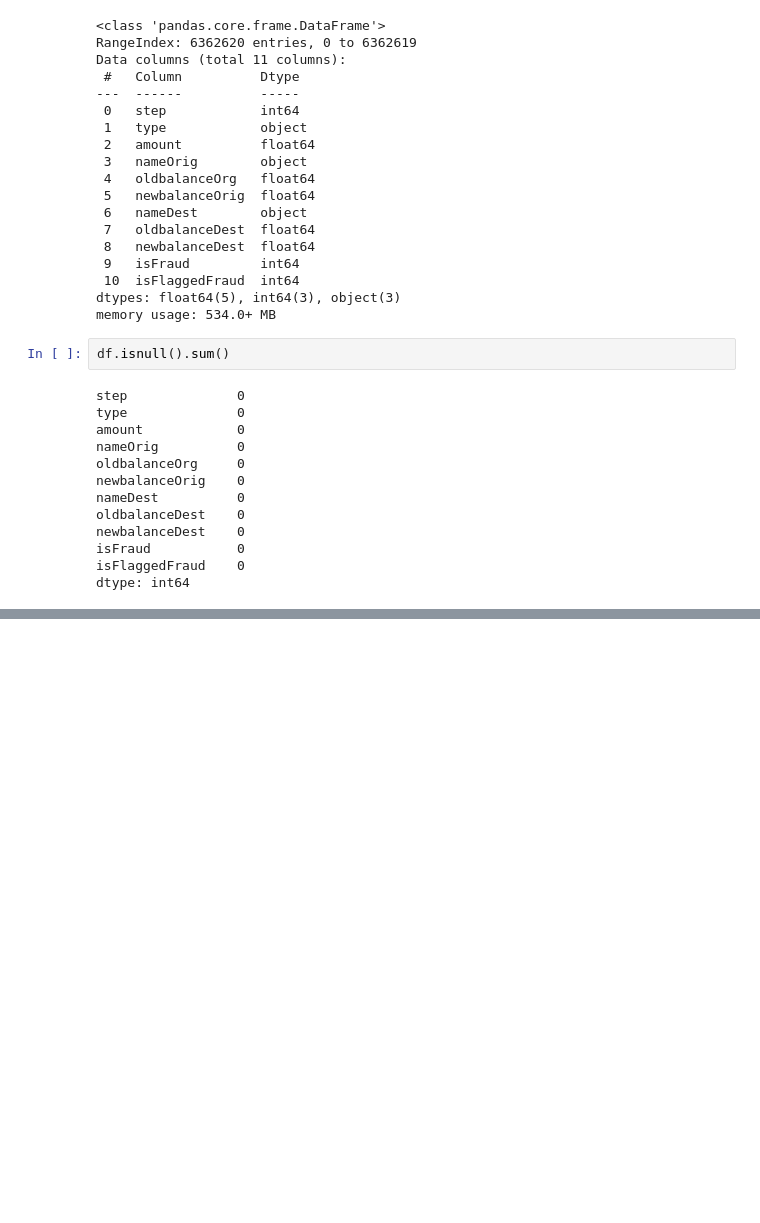
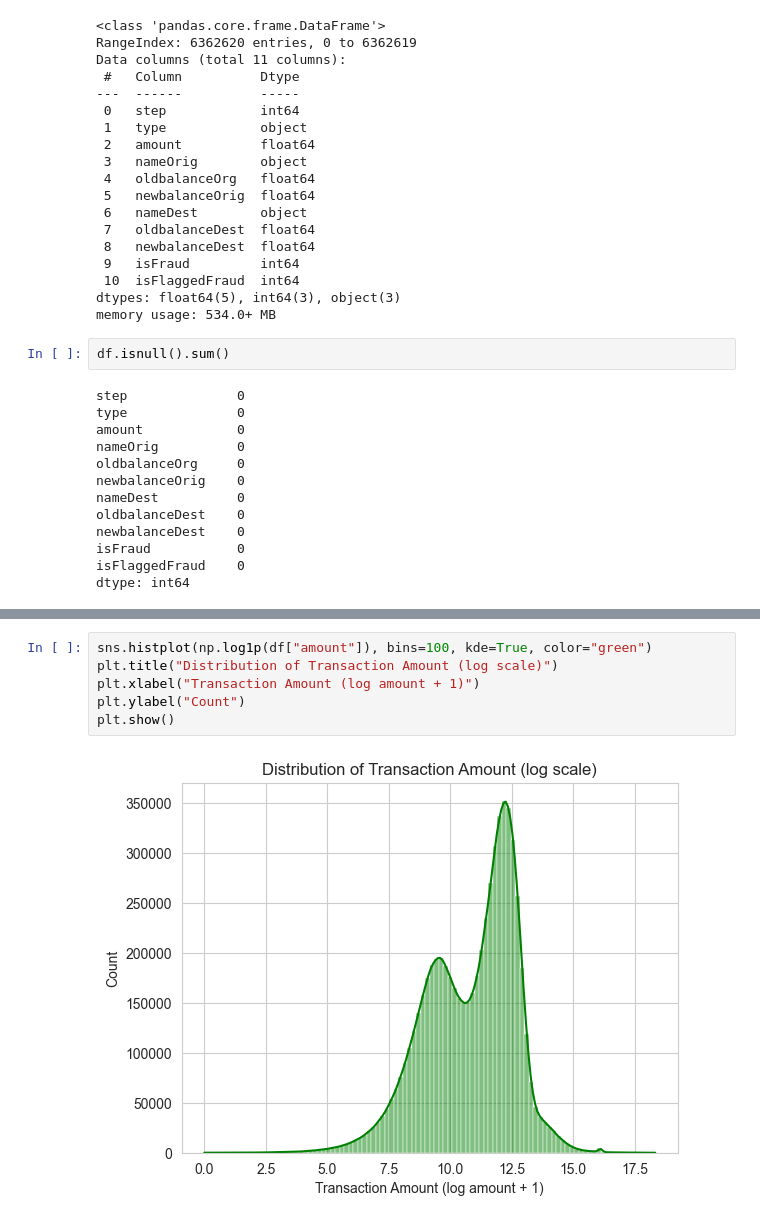
Before and after one commit to HamzaImtiaz03/Fraud_Detection_System, a Jupyter notebook: EDA _and_Model_Trainer.ipynb, the cells around one changed output, grey strips where cells are left out. Cells and saved outputs as stored; diff of their text form; blank space fills up the shorter version.

```diff
--- a/EDA _and_Model_Trainer.ipynb
+++ b/EDA _and_Model_Trainer.ipynb
@@ -56,0 +115,8 @@ dtype: int64
+# %%
+sns.histplot(np.log1p(df["amount"]), bins=100, kde=True, color="green")
+plt.title("Distribution of Transaction Amount (log scale)")
+plt.xlabel("Transaction Amount (log amount + 1)")
+plt.ylabel("Count")
+plt.show()
+# %% [output]
+[figure, added]
```
Also changed, not shown: parts of 32 cells of this notebook.
